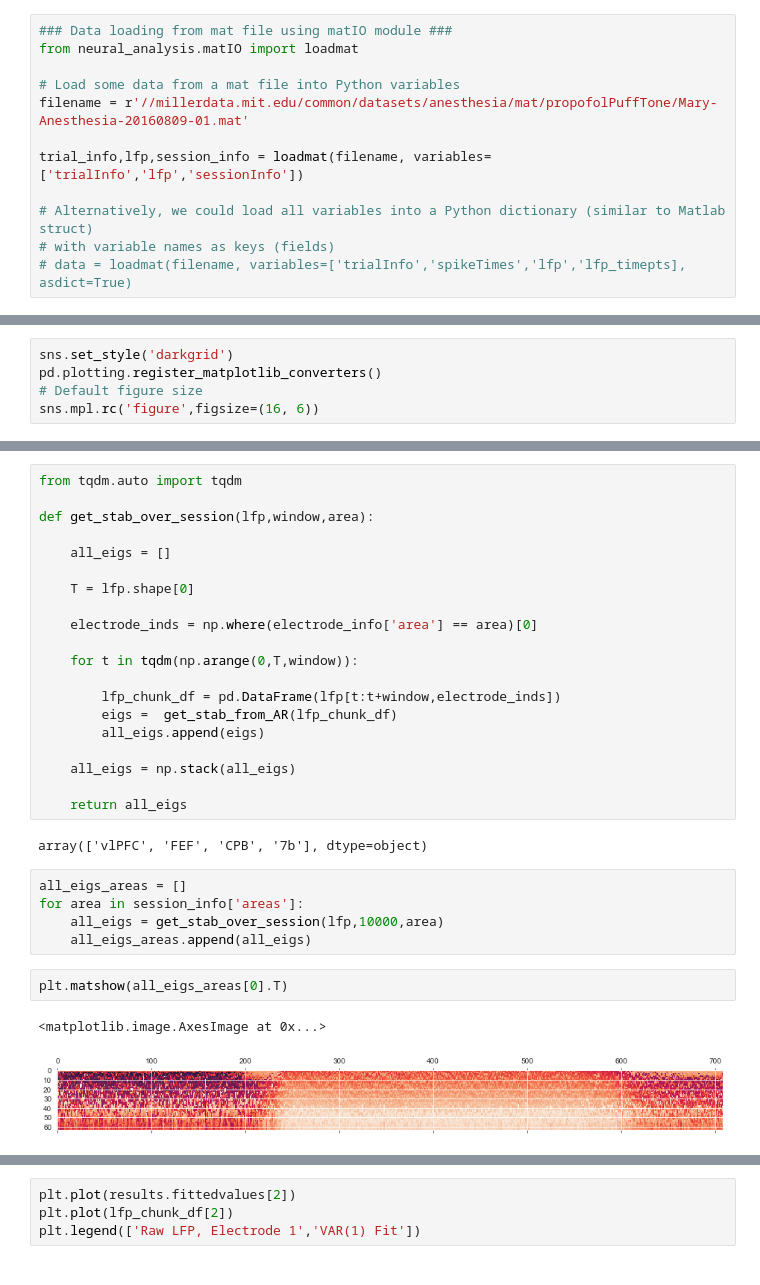
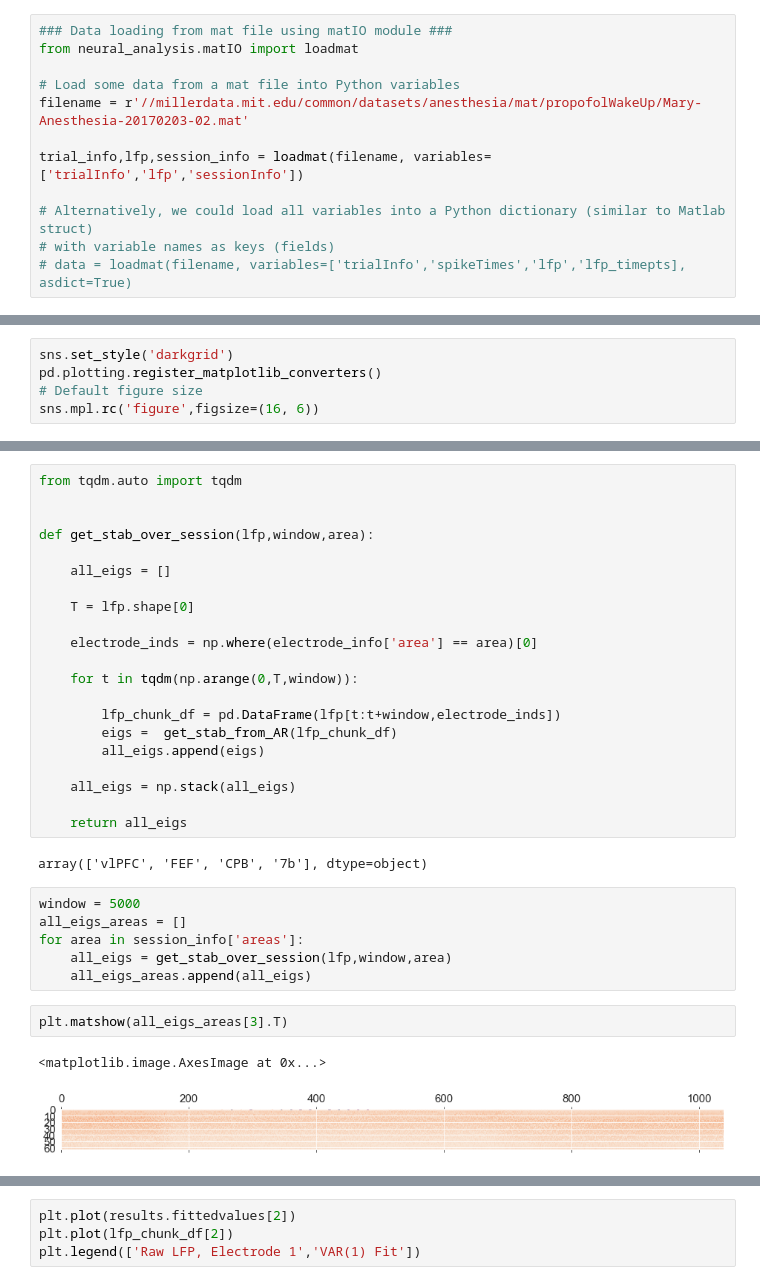
Before and after one commit to adamjeisen/ChaoticConsciousness, a Jupyter notebook: _sandbox/reservoir_computing/AR_models.ipynb, the cells around one changed output, grey strips where cells are left out. Saved outputs shown, nothing was run; the diff lists cells and outputs as text.

```diff
--- a/_sandbox/reservoir_computing/AR_models.ipynb
+++ b/_sandbox/reservoir_computing/AR_models.ipynb
@@ -20,7 +20,7 @@ Imports successful
 from neural_analysis.matIO import loadmat
 
 # Load some data from a mat file into Python variables
-filename = r'//millerdata.mit.edu/common/datasets/anesthesia/mat/propofolPuffTone/Mary-Anesthesia-20160809-01.mat'
+filename = r'//millerdata.mit.edu/common/datasets/anesthesia/mat/propofolWakeUp/Mary-Anesthesia-20170203-02.mat'
 
 trial_info,lfp,session_info = loadmat(filename, variables=['trialInfo','lfp','sessionInfo'])
 
@@ -99,5 +106,6 @@ plt.plot(lfp[:10000,0])
 # %%
 from tqdm.auto import tqdm
+
 
 def get_stab_over_session(lfp,window,area):
 
@@ -120,15 +128,16 @@ def get_stab_over_session(lfp,window,area):
 # %% [output]
 array(['vlPFC', 'FEF', 'CPB', '7b'], dtype=object)
 # %%
+window = 5000
 all_eigs_areas = []
 for area in session_info['areas']:
-    all_eigs = get_stab_over_session(lfp,10000,area)
+    all_eigs = get_stab_over_session(lfp,window,area)
     all_eigs_areas.append(all_eigs)
 # %%
-plt.matshow(all_eigs_areas[0].T)
+plt.matshow(all_eigs_areas[3].T)
 # %% [output]
 <matplotlib.image.AxesImage at 0x...>
-[figure, old version]
+[figure, new version]
 # %%
 plt.rcParams.update({'font.size': 15})
 
```
Also changed, not shown: parts of 7 cells of this notebook.
